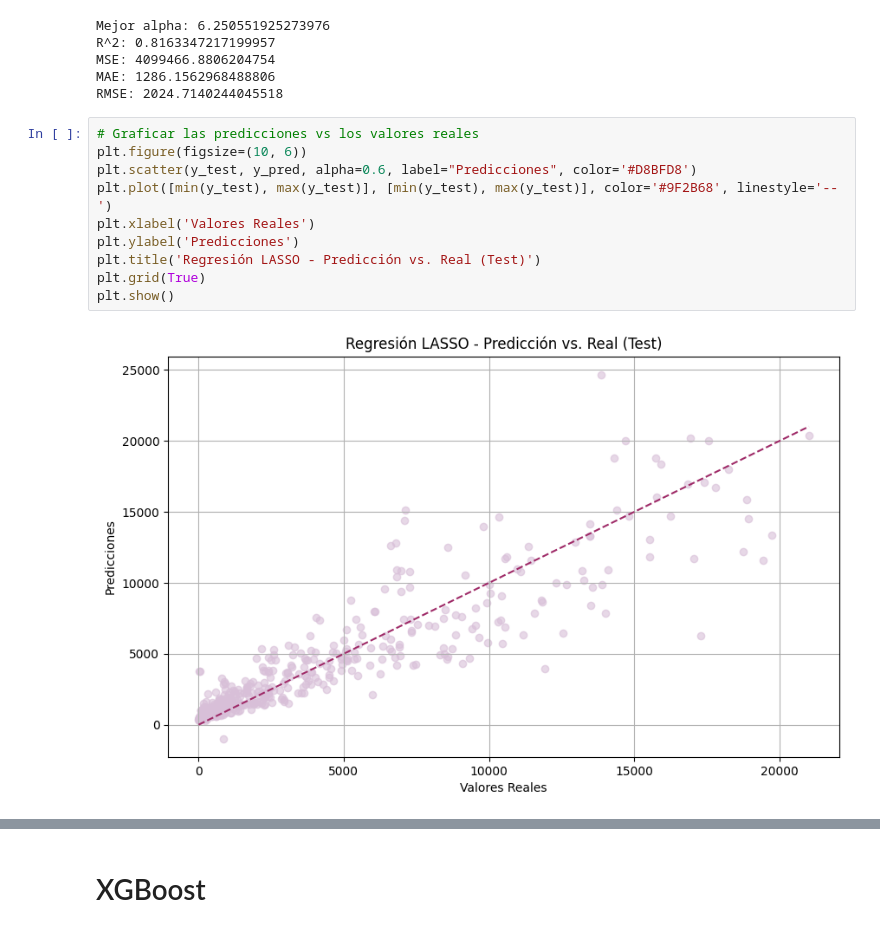
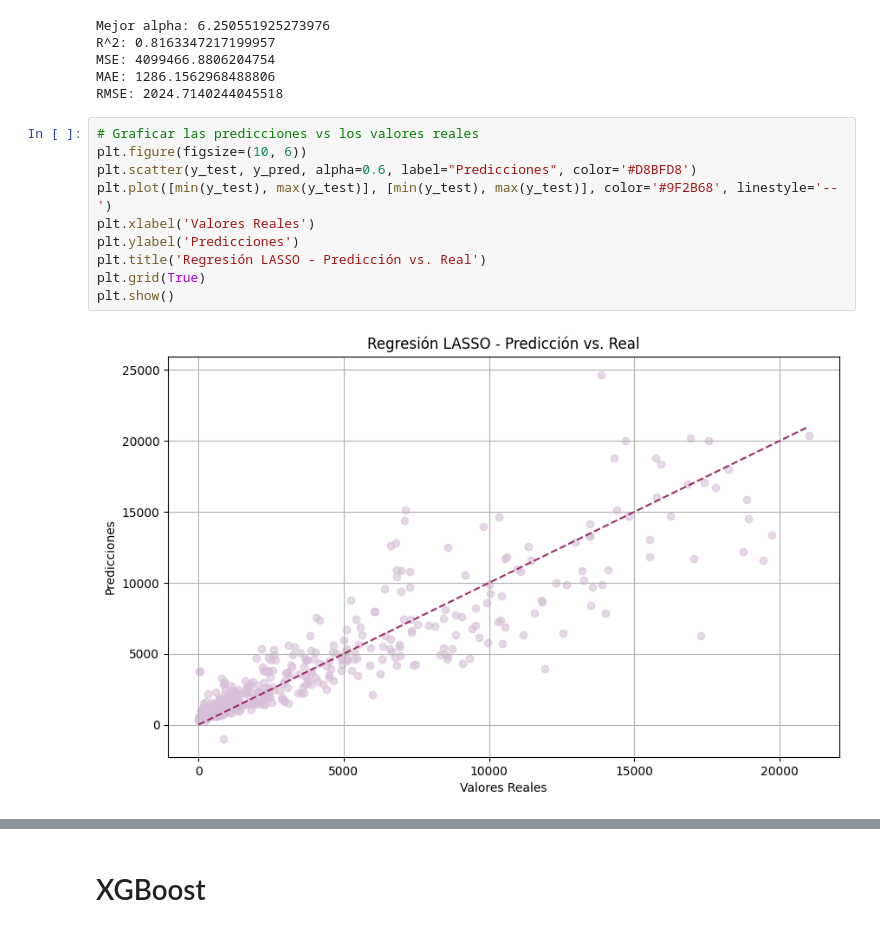
Before and after one commit to AROP019/Proyecto-PrediccionIndicadores, a Jupyter notebook: truly_final_code.ipynb, the cells around one changed output, grey strips where cells are left out. Cells and saved outputs as stored; diff of their text form.

```diff
--- a/truly_final_code.ipynb
+++ b/truly_final_code.ipynb
@@ -298,12 +375,12 @@ RMSE: 2024.7140244045518
 # %%
 # Graficar las predicciones vs los valores reales
 plt.figure(figsize=(10, 6))
 plt.scatter(y_test, y_pred, alpha=0.6, label="Predicciones", color='#D8BFD8')
 plt.plot([min(y_test), max(y_test)], [min(y_test), max(y_test)], color='#9F2B68', linestyle='--')
 plt.xlabel('Valores Reales')
 plt.ylabel('Predicciones')
-plt.title('Regresión LASSO - Predicción vs. Real (Test)')
+plt.title('Regresión LASSO - Predicción vs. Real')
 plt.grid(True)
 plt.show()
 # %% [output]
-[figure, old version]
+[figure, new version]
```
Also changed, not shown: parts of 24 cells of this notebook.
